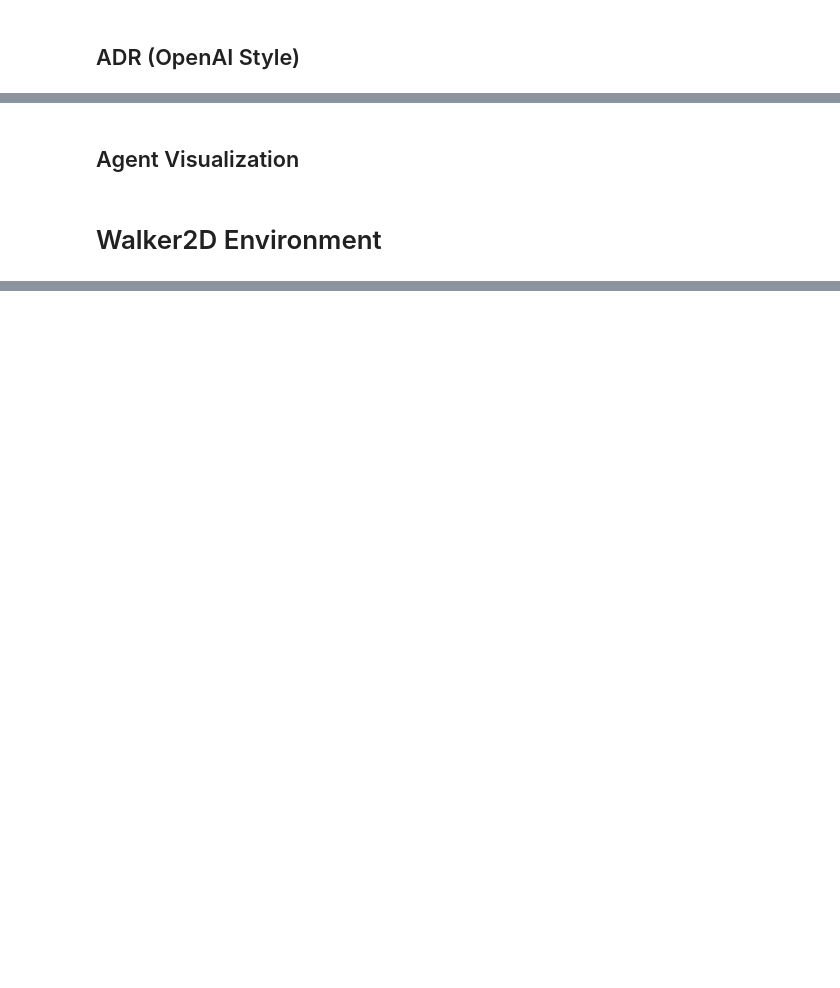
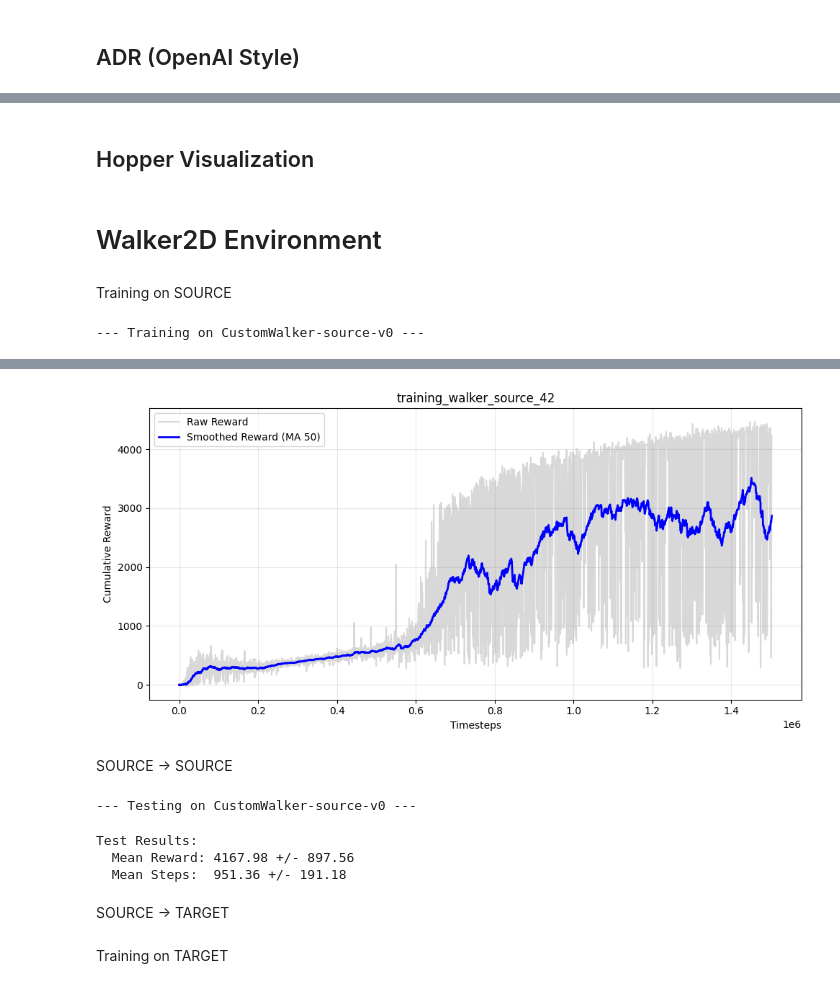
Before and after one commit to daviderandino/RLProject, a Jupyter notebook: experiments.ipynb, the cells around one changed output, grey strips where cells are left out. Cells and saved outputs as stored; diff of their text form; code cells hidden in the pictures; blank space fills up the shorter version.

Commit message:
add: walker2d

```diff
--- a/experiments.ipynb
+++ b/experiments.ipynb
@@ -141,4 +165,4 @@ Test Results:
 # %% [markdown]
-## Agent Visualization
+## Hopper Visualization
 # %%
 from utils.visualize_agent import visualize
@@ -151,3 +173,15 @@ visualize(
 )
 # %% [markdown]
 # Walker2D Environment
+# %% [markdown]
+Training on SOURCE
+# %%
+PPO_train(
+    train_env_id='CustomWalker-source-v0',
+    model_name=f'walker_source_{SEED}',
+    lr=3e-4,
+    steps=TIMESTEPS,
+    seed=SEED
+)
+# %% [output]
+--- Training on CustomWalker-source-v0 ---
@@ -153,0 +190,15 @@ visualize(
+[figure, added]
+# %% [markdown]
+SOURCE -> SOURCE
+# %%
+mean, std = PPO_test(
+    test_env_id='CustomWalker-source-v0',
+    model_name=f'walker_source_{SEED}'
+)
+# %% [output]
+--- Testing on CustomWalker-source-v0 ---
+Test Results:
+  Mean Reward: 4167.98 +/- 897.56
+  Mean Steps:  951.36 +/- 191.18
+# %% [markdown]
+SOURCE -> TARGET
@@ -153,0 +210,2 @@ visualize(
+# %% [markdown]
+Training on TARGET
```
Also changed, not shown: parts of 33 cells of this notebook, 29 other files.
